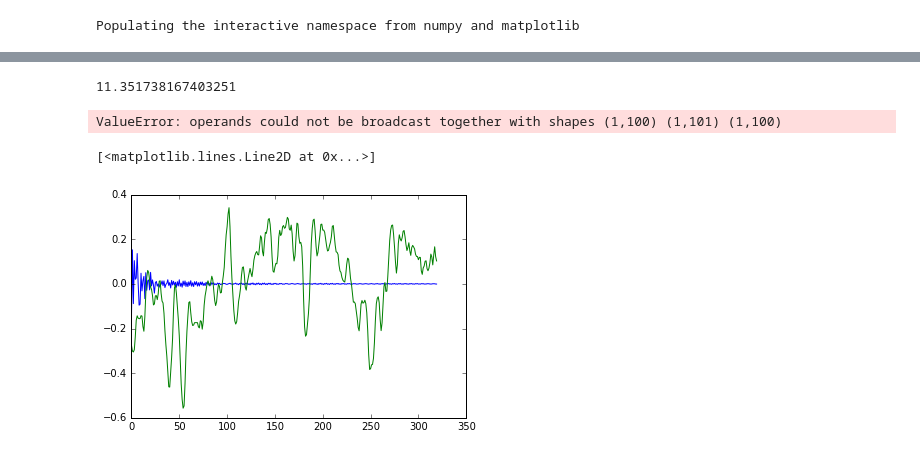
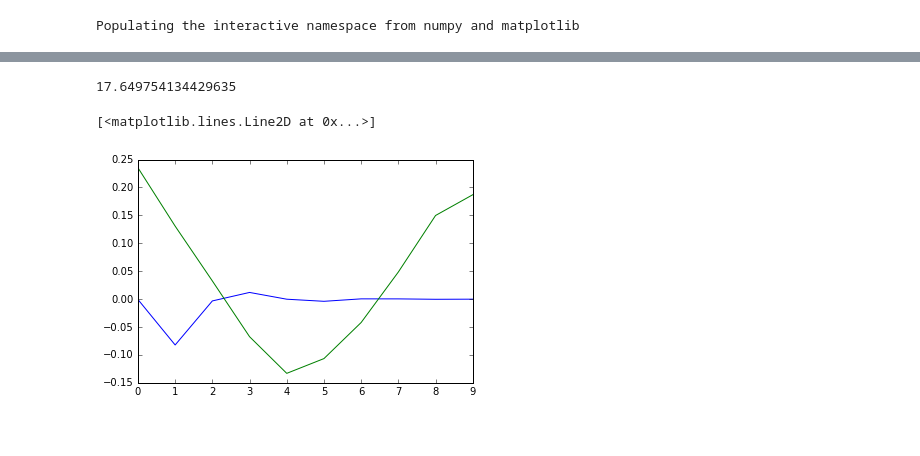
Before and after one commit to TheAcheriit/IAR-CWRNN, a Jupyter notebook: src/RNNTestNumpy.ipynb, the cells around one changed output, grey strips where cells are left out. Saved outputs shown, nothing was run; the diff lists cells and outputs as text; code cells hidden in the pictures.

```diff
--- a/src/RNNTestNumpy.ipynb
+++ b/src/RNNTestNumpy.ipynb
@@ -49,22 +48,21 @@ def forward_propagation(self, size, initialState):
     # The total number of time steps
     T = size
     # During forward propagation we save all hidden states in s because need them later.
-    s = np.zeros((T , self.hidden_dim + 1))
-    s[-1,-1] = 1
-    #s[-1] = np.ones( self.hidden_dim)
+    s = np.zeros((T , self.hidden_dim))
+    s[-1] = np.ones( self.hidden_dim)*initialState
     # The outputs at each time step. Again, we save them for later.
     o = np.zeros((T, self.word_dim))
     # For each time step...
     for t in np.arange(T):
         s[t] = np.tanh(self.W.dot(s[t-1]))
-        o[t] = self.V.dot(s[t,:-1])
+        o[t] = np.tanh(self.V.dot(s[t]))
     return [o, s]
 
 RNNNumpy.forward_propagation = forward_propagation
 # %%
 def predict(self, x):
     # Perform forward propagation and return index of the highest score
-    o, s = self.forward_propagation(len(x), x[1])
+    o, s = self.forward_propagation(len(x), x[0])
     return o
 
 RNNNumpy.predict = predict
@@ -75,8 +69,7 @@ def softmax(x):
 # %%
-model = RNNNumpy(1)
+model = RNNNumpy(1, hidden_dim=31)
 X_train = data[4][:,0]
+#X_train = np.ones(320)
 o = model.predict(X_train)
-print(o)
-print(o.shape)
 plot(o)
 # %% [output]
@@ -104,10 +80,10 @@ def calculate_loss(self, x):
     o, s = self.forward_propagation(len(x), x[1])
     o=o.reshape(x.shape)
     return ((x-o)*(x-o)).sum()
-model.calculate_loss=calculate_loss
+RNNNumpy.calculate_loss=calculate_loss
 # %%
-loss = model.calculate_loss(model, X_train)
+loss = model.calculate_loss( X_train)
 loss
 # %% [output]
-11.351738167403251
+17.649754134429635
 # %%
@@ -161,16 +167,15 @@ def train_with_sgd(model, x, learning_rate=0.0003, nepoch=100):
 
     return losses
 # %%
-losses = train_with_sgd(model, X_train, nepoch=100)
+losses = train_with_sgd(model, X_train, nepoch=1000, learning_rate=0.0001)
-# %% [output]
-ValueError: operands could not be broadcast together with shapes (1,100) (1,101) (1,100)
 # %%
+
 o = model.predict(X_train)
-plot(o)
-plot(X_train)
+plot(o[:10])
+plot(X_train[:10])
 # %% [output]
 [<matplotlib.lines.Line2D at 0x...>]
-[figure, old version]
+[figure, new version]
 # %%
 plot(losses)
 losses
```
Also changed, not shown: parts of 14 cells of this notebook.
